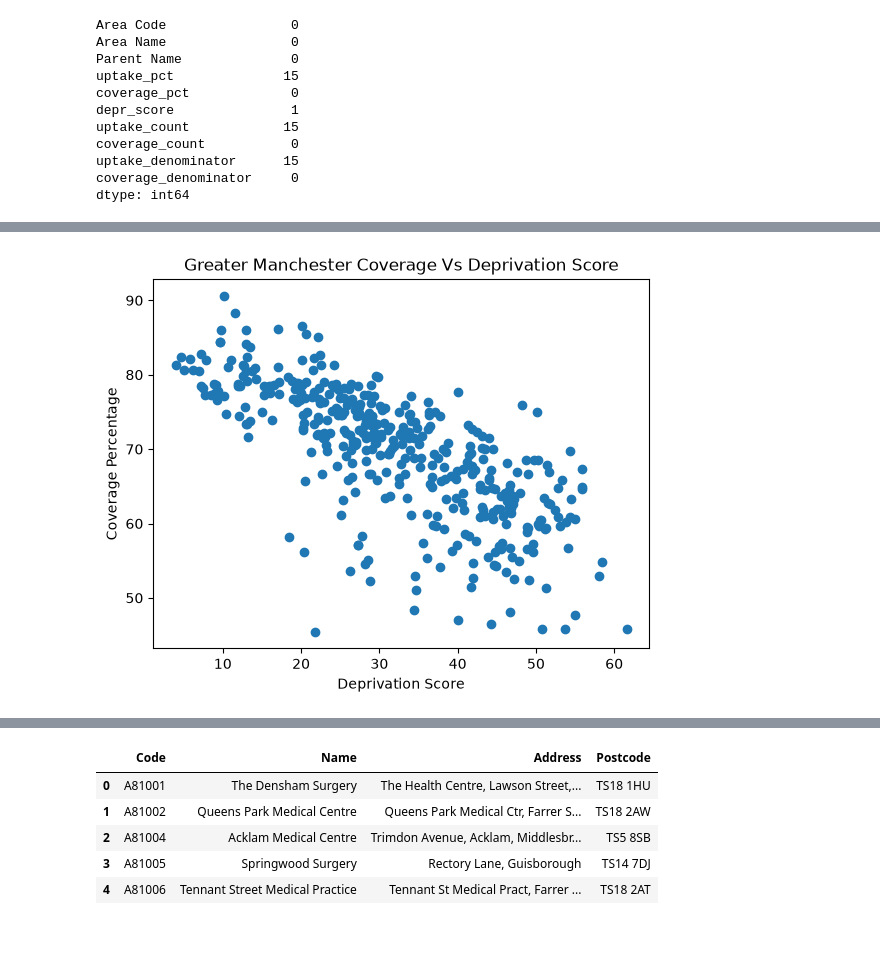
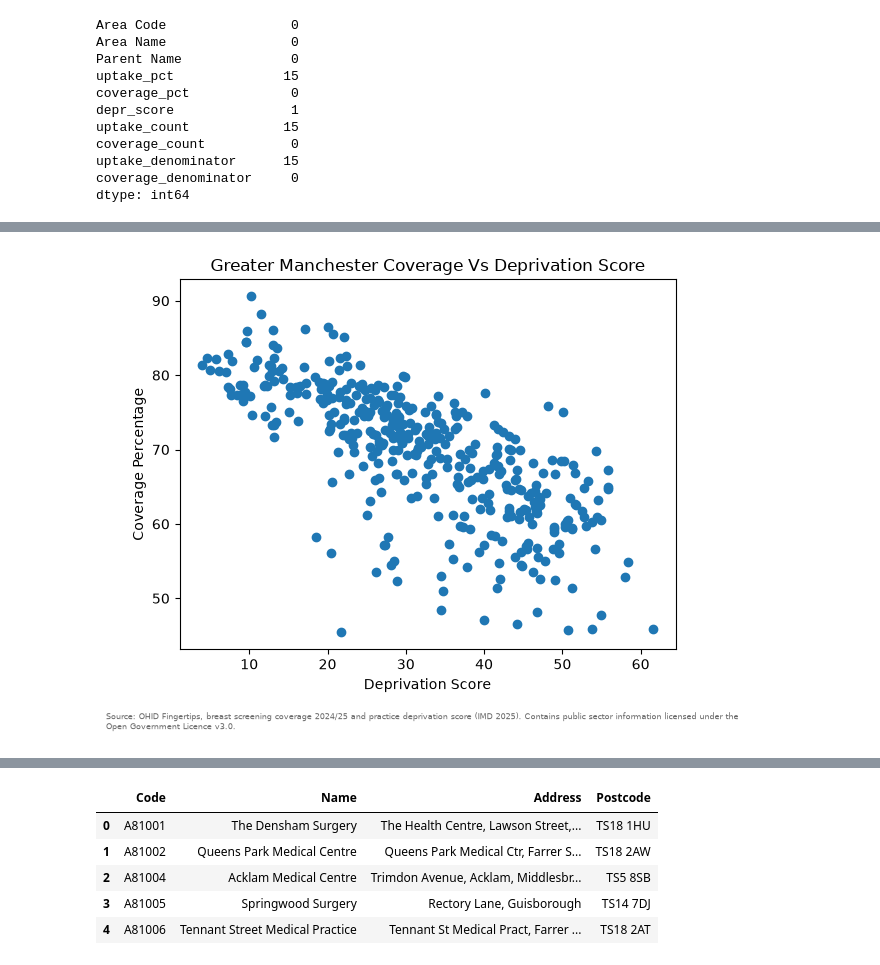
Before and after one commit to rhm-1697/mcr_cancer_study, a Jupyter notebook: Cancer_GIS.ipynb, the cells around one changed output, grey strips where cells are left out. Drawn from its saved outputs; the diff is of its cells as text; code cells hidden in the pictures; blank space fills up the shorter version.

```diff
--- a/Cancer_GIS.ipynb
+++ b/Cancer_GIS.ipynb
@@ -268,12 +325,19 @@ Covariance Type:            nonrobust
 Notes:
 [1] Standard Errors assume that the covariance matrix of the errors is correctly specified.
 # %%
-gp_wise_coverage = gp_wise_coverage.loc[gp_wise_coverage["coverage_pct"] != 25]
+# remove the coverage outlier by practice code (Y02625, coverage of about 25%)
+OUTLIER_CODES = ["Y02625"]
+gp_wise_coverage = gp_wise_coverage.loc[~gp_wise_coverage["Area Code"].isin(OUTLIER_CODES)]
 # %%
+# scatter plot again, without the outlier
 plt.scatter(gp_wise_coverage["depr_score"], gp_wise_coverage["coverage_pct"])
 plt.xlabel("Deprivation Score"); plt.ylabel("Coverage Percentage"); plt.title("Greater Manchester Coverage Vs Deprivation Score")
+
+# data attribution (required under the Open Government Licence)
+plt.figtext(0.01, -0.02, "Source: OHID Fingertips, breast screening coverage 2024/25 and practice deprivation score (IMD 2025). Contains public sector information licensed under the Open Government Licence v3.0.",
+            fontsize=6, color="dimgrey", ha="left", va="top", wrap=True)
 plt.savefig(Output_Directory/"coverage_vs_depr_adjusted.png", dpi=300, bbox_inches="tight")
 plt.show()
 # %% [output]
-[figure, old version]
+[figure, new version]
 # %%
```
Also changed, not shown: parts of 117 cells of this notebook, 10 other files.
